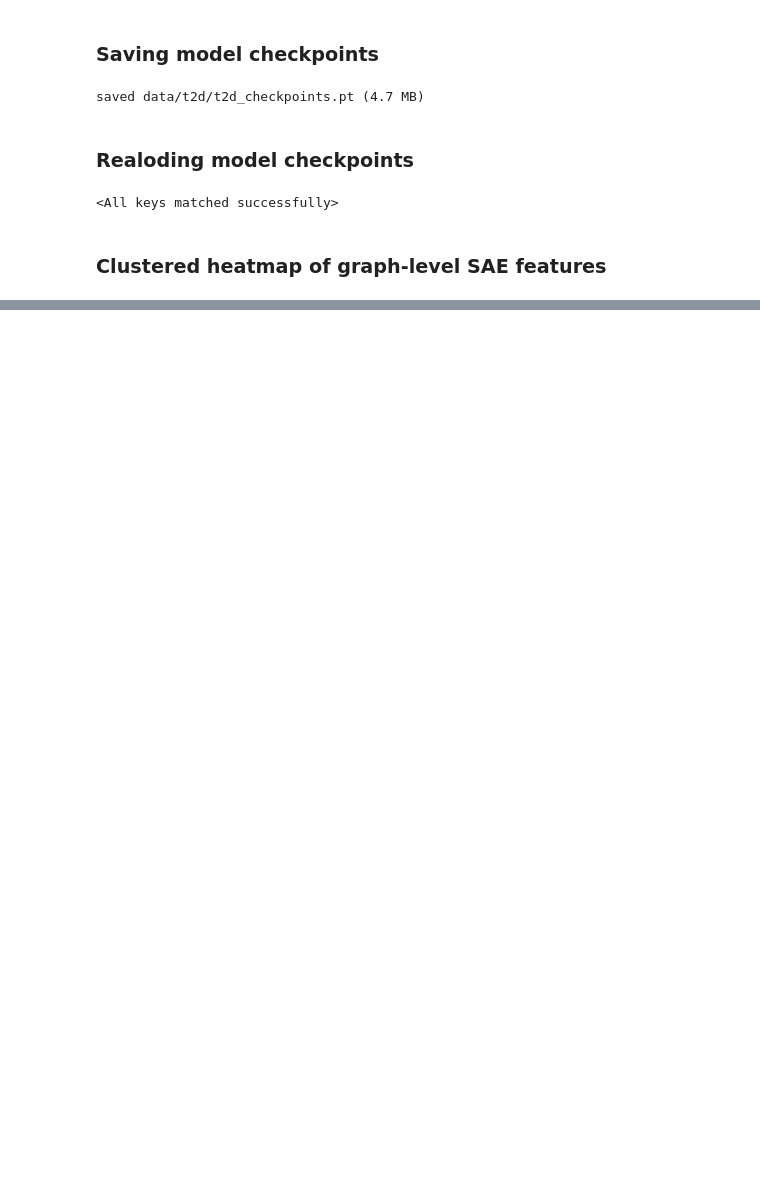
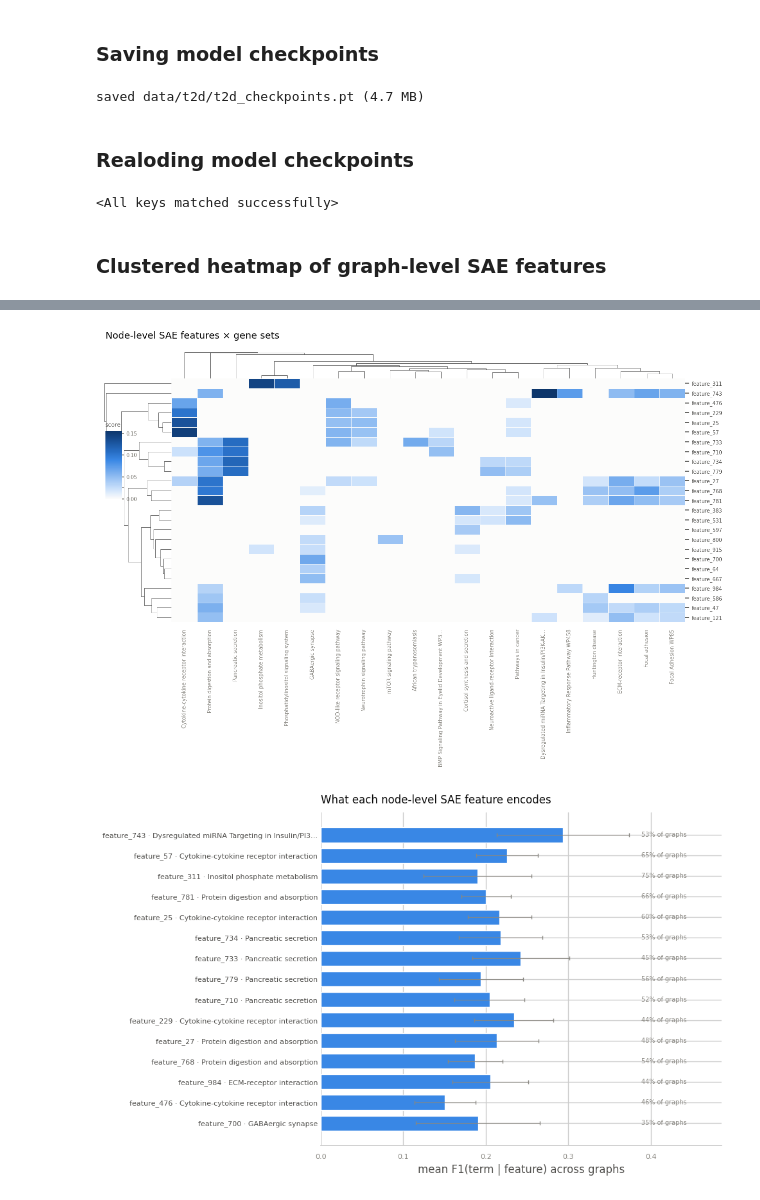
Before and after one commit to Multiomics-Analytics-Group/gea, a Jupyter notebook: docs/tutorial/demo-t2d.ipynb, the cells around one changed output, grey strips where cells are left out. Saved outputs shown, nothing was run; the diff lists cells and outputs as text; code cells hidden in the pictures; blank space fills up the shorter version.

Commit message:
:boom: introduce gene enrichment annotation function of nodes

```diff
--- a/docs/tutorial/demo-t2d.ipynb
+++ b/docs/tutorial/demo-t2d.ipynb
@@ -920,0 +1002,14 @@ Alive: 28/1024 features (996 dead or constant, dropped)
+# %%
+from gea_gene_nets.annotation_funcs import annotate_node_features
+
+per_graph = annotate_node_features(
+    sae_node,
+    emb_paths["node"],
+    terms,
+    device=device,
+    thresholds=(0.15, 0.3, 0.5),   # low = recall, high = precision; best per pair is kept
+    top_k=3,                       # terms kept per feature per graph
+    min_activation_frac=0.01,      # feature must fire in >=1% of all node rows
+    min_f1=0.05,
+)
+per_graph.head()
@@ -920,0 +1062,8 @@ Alive: 28/1024 features (996 dead or constant, dropped)
+# %%
+from gea_gene_nets.annotation_funcs import consensus_feature_terms, assign_feature_terms
+
+consensus = consensus_feature_terms(per_graph, min_support=0.1)
+assigned  = assign_feature_terms(consensus, min_score=0.05)
+
+print(f"{len(consensus):,} (feature, term) pairs | {len(assigned)} features annotated\n")
+assigned.head(10)
@@ -920,0 +1083,19 @@ Alive: 28/1024 features (996 dead or constant, dropped)
+# %%
+from gea_gene_nets.annotation_funcs import (
+    plot_feature_term_heatmap, plot_feature_annotation_bars,
+)
+
+# Features and terms are both clustered, so features that split one process between
+# them land together, as do terms no feature can tell apart.
+g, matrix = plot_feature_term_heatmap(consensus, value="score", n_features=25, n_terms=20)
+g.figure.savefig("data/t2d/t2d_sae_node_geneset_heatmap.png", dpi=200,
+                 bbox_inches="tight", facecolor="#fcfcfb")
+
+# The dictionary itself: bar length = mean F1, whisker = spread across graphs,
+# the percentage = in how many profiles the annotation held.
+fig, ax = plot_feature_annotation_bars(assigned, top_n=15)
+fig.savefig("data/t2d/t2d_sae_node_geneset_bars.png", dpi=200,
+            bbox_inches="tight", facecolor="#fcfcfb")
+# %% [output]
+[figure, added]
+[figure, added]
```
Also changed, not shown: parts of 28 cells of this notebook, 3 other files.
